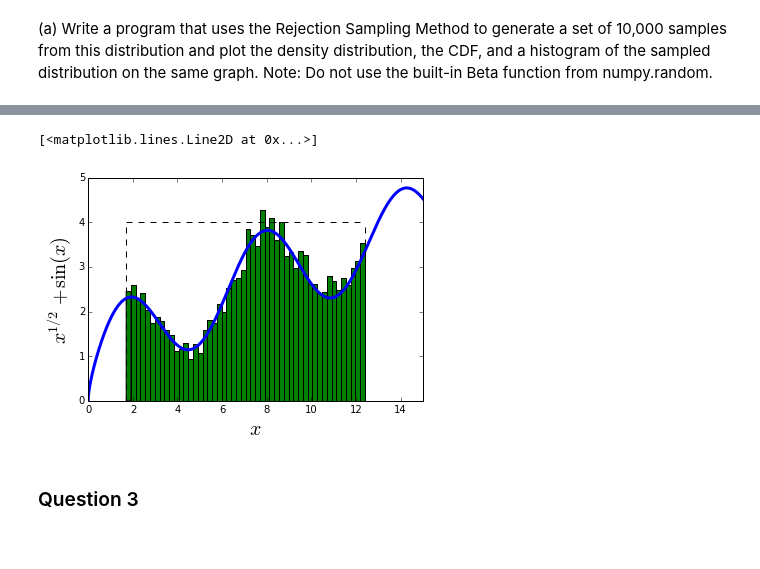
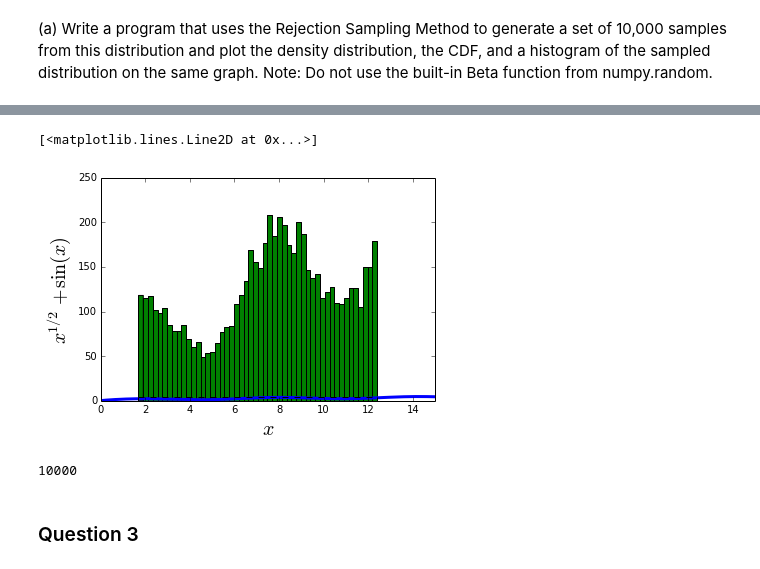
Before and after one commit to jparke08/PHYS202-S14, a Jupyter notebook: SciPy/RandomAndMCExercises.ipynb, the cells around one changed output, grey strips where cells are left out. Cells and saved outputs as stored; diff of their text form; code cells hidden in the pictures.

```diff
--- a/SciPy/RandomAndMCExercises.ipynb
+++ b/SciPy/RandomAndMCExercises.ipynb
@@ -139,19 +139,25 @@ plt.show()
 # %%
 plt.plot(x,fx(x),lw=3)
 weights = np.ones(shape(samples_x[newmask]),float)
-weights.fill(50*(xmax-xmin)/(2.6*samples_x.size))
-plt.hist(samples_x[newmask], 50,weights=weights, label="Sampled Distribution")
+#weights.fill(50*(xmax-xmin)/(2.6*samples_x.size))
+#weights.fill(.021)
+plt.hist(samples_x[newmask], 50, label="Sampled Distribution")
 plt.ylabel(r'$x^{1/2} + \sin(x)$',fontsize=20)
 plt.xlabel(r'$x$', fontsize = 20)
 plt.xlim(0.,15.)
 
 
 plt.plot([xmin, xmin], [ymin, ymax], color='k', linestyle='--') #vertical left
 plt.plot([xmax, xmax], [ymin, ymax], color='k', linestyle='--') #vertical right
 plt.plot([xmin, xmax], [ymax, ymax], color='k', linestyle='--') #horizontal top
 # %% [output]
 [<matplotlib.lines.Line2D at 0x...>]
-[figure, old version]
+[figure, new version]
+# %%
+50*(xmax-xmin)/(2.6*samples_x.size)
+samples_x.size
+# %% [output]
+10000
 # %%
 plt.hist?
 # %% [markdown]
```
Also changed, not shown: parts of 8 cells of this notebook, 1 other file.
